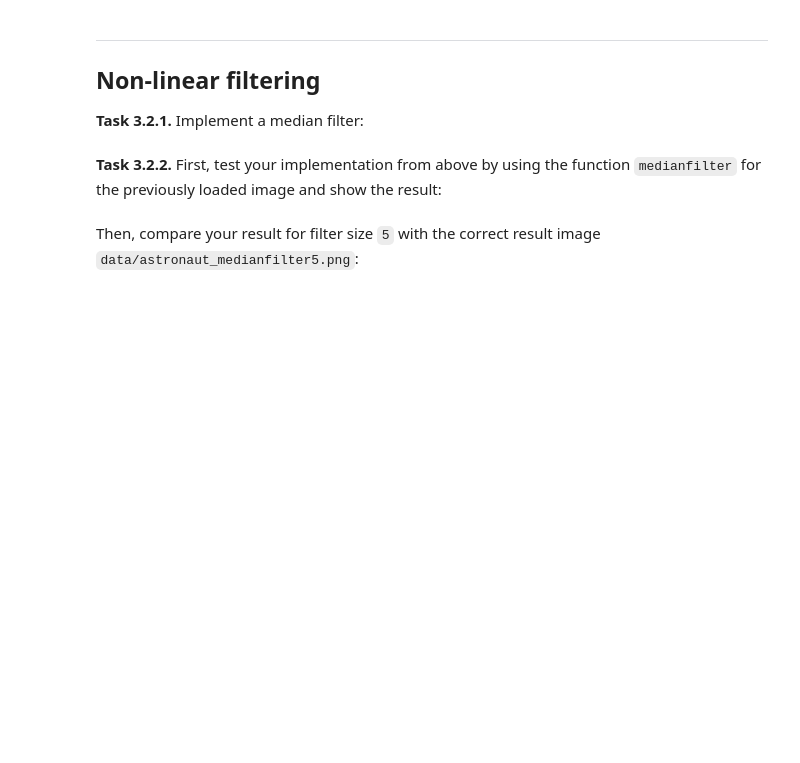
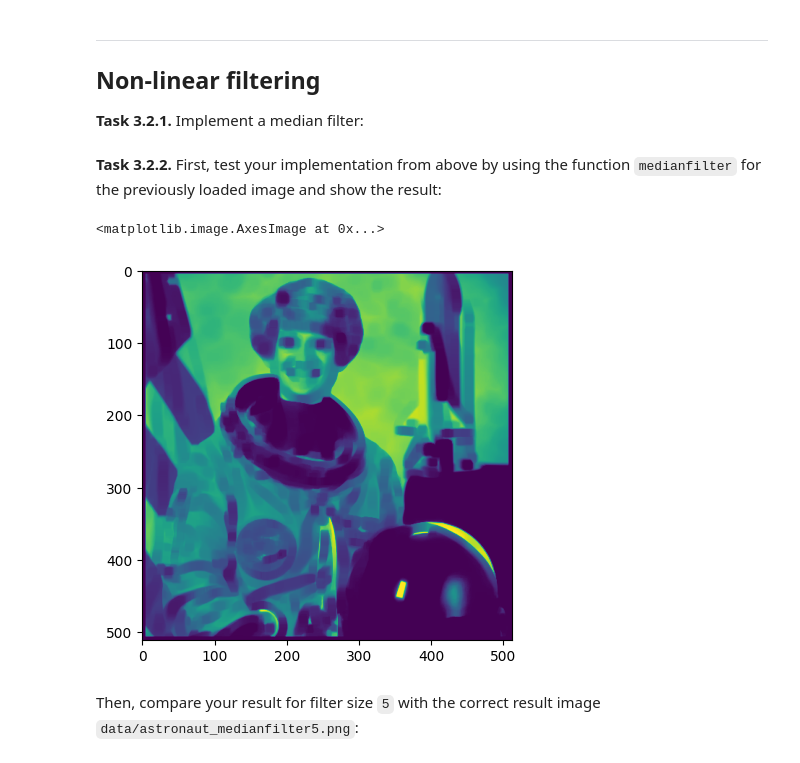
Before and after one commit to MrcRsrt/mobi-fs3-python, a Jupyter notebook: task3.ipynb, the cells around one changed output. Drawn from its saved outputs; the diff is of its cells as text; code cells hidden in the pictures; blank space fills up the shorter version.

Commit message:
created funny image

```diff
--- a/task3.ipynb
+++ b/task3.ipynb
@@ -68,13 +73,43 @@ SyntaxError: invalid syntax. Maybe you meant '==' or ':=' instead of '='? (14050
 ## Non-linear filtering
 
 **<a id="#">Task 3.2.1.</a>** Implement a median filter:
-# %%
-def medianfilter(img_in, size):
-    result = numpy.zeros(img_in.shape)
-    ...
-    return result
+# %%
+"""
+Handling values out of bounds: They're set to value=0
+"""
+
+def medianfilter(img_in, size):
+    result = numpy.zeros(img_in.shape)
+    n = (size - 1) // 2
+    for p in numpy.ndindex(img_in.shape):
+        neighborhood_list = []
+        for q in numpy.ndindex(size, size):
+            ind0 = p[0] - n + q[0]
+            if ind0 < 0:
+                neighborhood_list.append(0)
+                continue
+            elif ind0  >= (img.shape[0]):
+                neighborhood_list.append(0)
+                continue
+            ind1 = p[1] - n + q[1]
+            if ind1 < 0:
+                neighborhood_list.append(0)
+                continue
+            elif ind1 >= (img.shape[1]):
+                neighborhood_list.append(0)
+                continue
+            neighborhood_list.append(img_in[ind0][ind1])
+        result[p[0]][p[1]] = sorted(neighborhood_list)[size//2+1]
+
+    return result
 # %% [markdown]
 **<a id="#">Task 3.2.2.</a>** First, test your implementation from above by using the function `medianfilter` for the previously loaded image and show the result:
+# %%
+median_filtered_img = medianfilter(img, 11)
+plt.imshow(median_filtered_img)
+# %% [output]
+<matplotlib.image.AxesImage at 0x...>
+[figure, added]
 # %% [markdown]
 Then, compare your result for filter size `5` with the correct result image `data/astronaut_medianfilter5.png`:
 # %% [markdown]
```
Also changed, not shown: parts of 2 cells of this notebook.
